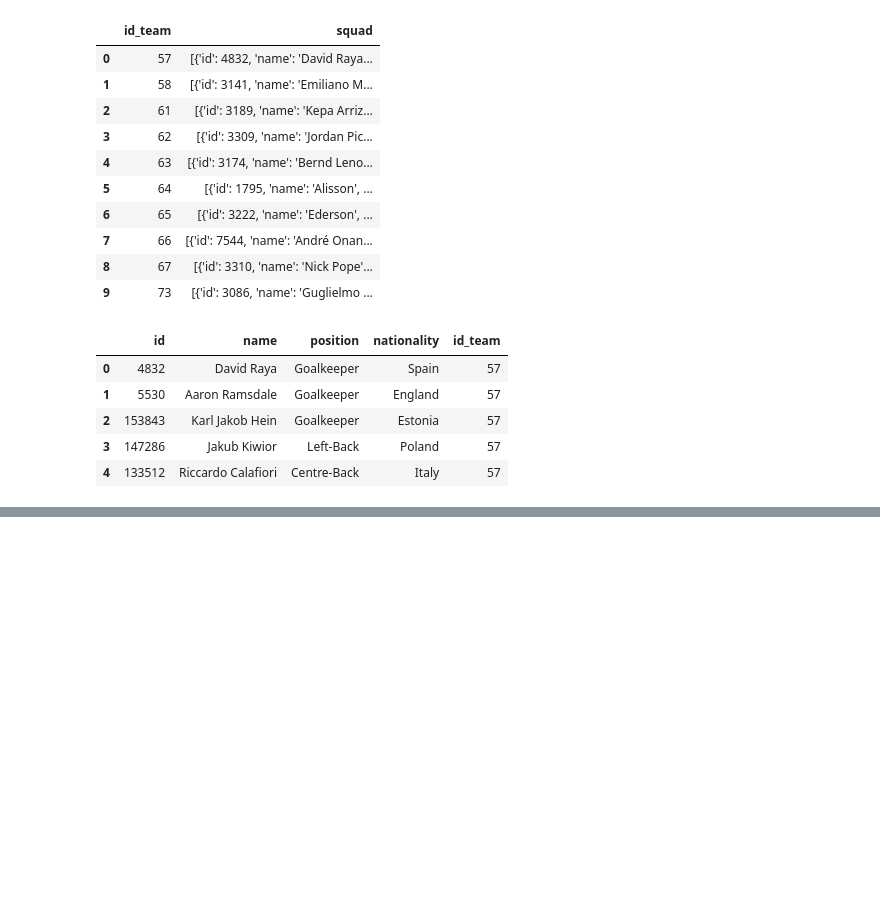
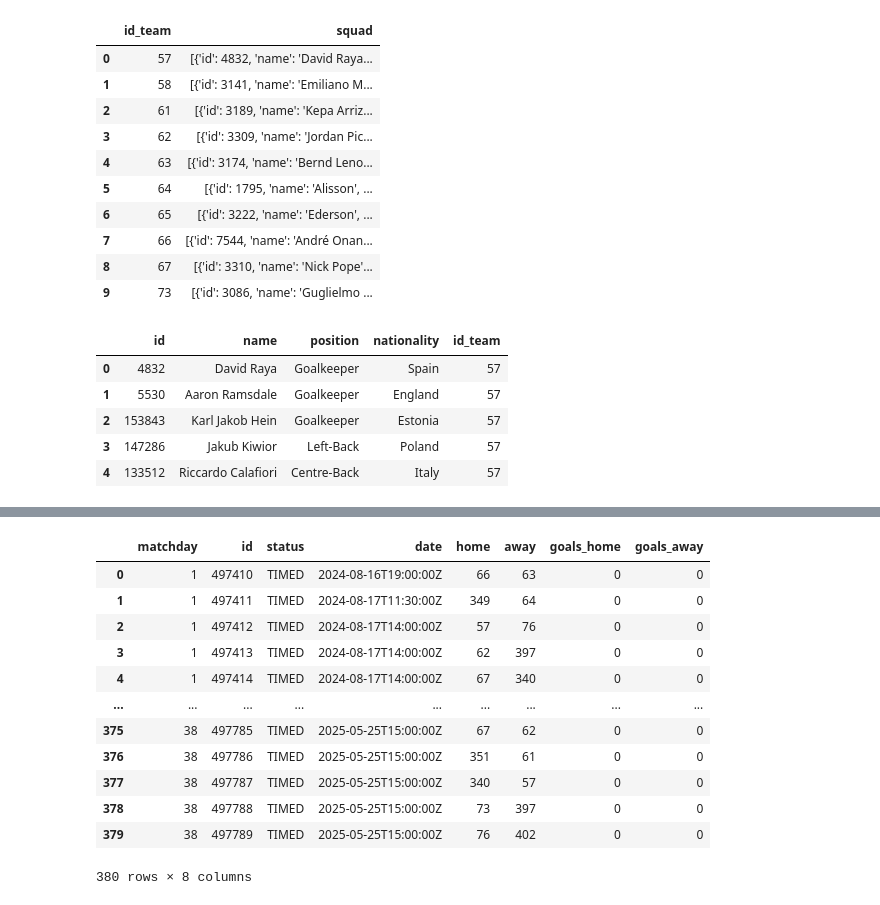
Before and after one commit to RaphaelNicaise/DataEngineering_PremierLeague, a Jupyter notebook: Extraccion_datos_football_data.ipynb, the cells around one changed output, grey strips where cells are left out. Cells and saved outputs as stored; diff of their text form; code cells hidden in the pictures; blank space fills up the shorter version.

```diff
--- a/Extraccion_datos_football_data.ipynb
+++ b/Extraccion_datos_football_data.ipynb
@@ -165,0 +217,17 @@ merge_data(df=df_2024_2025_PL,path="data/teams",predicate="src.id = tgt.id")
+# %%
+all_matches_data_pq = DeltaTable("data_lake/all_matches").to_pandas()
+all_matches_data_pq # Tabla delta con todos partidos de la premier league
+# %% [output]
+|  | matchday | id | status | date | home | away | goals_home | goals_away |
+| 0 | 1 | 497410 | TIMED | 2024-08-16T19:00:00Z | 66 | 63 | 0 | 0 |
+| 1 | 1 | 497411 | TIMED | 2024-08-17T11:30:00Z | 349 | 64 | 0 | 0 |
+| 2 | 1 | 497412 | TIMED | 2024-08-17T14:00:00Z | 57 | 76 | 0 | 0 |
+| 3 | 1 | 497413 | TIMED | 2024-08-17T14:00:00Z | 62 | 397 | 0 | 0 |
+| 4 | 1 | 497414 | TIMED | 2024-08-17T14:00:00Z | 67 | 340 | 0 | 0 |
+| ... | ... | ... | ... | ... | ... | ... | ... | ... |
+| 375 | 38 | 497785 | TIMED | 2025-05-25T15:00:00Z | 67 | 62 | 0 | 0 |
+| 376 | 38 | 497786 | TIMED | 2025-05-25T15:00:00Z | 351 | 61 | 0 | 0 |
+| 377 | 38 | 497787 | TIMED | 2025-05-25T15:00:00Z | 340 | 57 | 0 | 0 |
+| 378 | 38 | 497788 | TIMED | 2025-05-25T15:00:00Z | 73 | 397 | 0 | 0 |
+| 379 | 38 | 497789 | TIMED | 2025-05-25T15:00:00Z | 76 | 402 | 0 | 0 |
+380 rows × 8 columns
```
Also changed, not shown: parts of 33 cells of this notebook.
